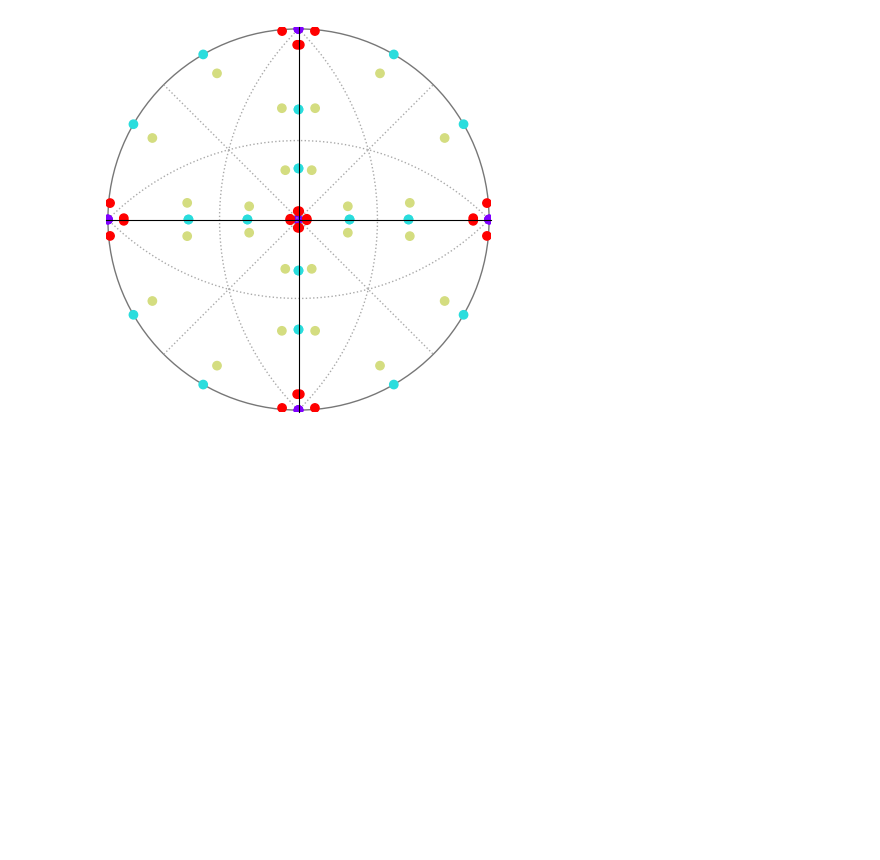
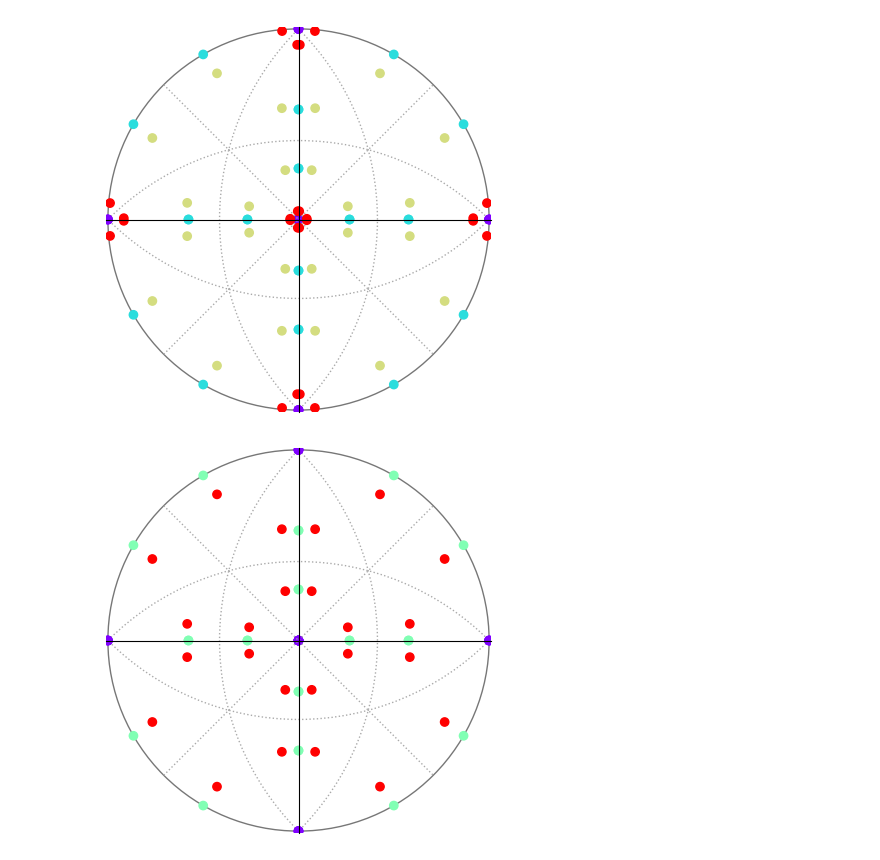
Before and after one commit to yiyus/pypms, a Jupyter notebook: oris.ipynb, the cells around one changed output. Saved outputs shown, nothing was run; the diff lists cells and outputs as text; code cells hidden in the pictures; blank space fills up the shorter version.

Commit message:
symmetry axes in stereographic projection

```diff
--- a/oris.ipynb
+++ b/oris.ipynb
@@ -485,3 +485,7 @@ ac = np.repeat(range(a.shape[0]),a.shape[1])
 stereo(ar,color=ac,size=5)
 # %% [output]
 [figure]
+# %%
+stereo(ar[:3*a.shape[1]],color=ac[:3*a.shape[1]],size=5)
+# %% [output]
+[figure, added]
```
Also changed, not shown: parts of 3 cells of this notebook.
